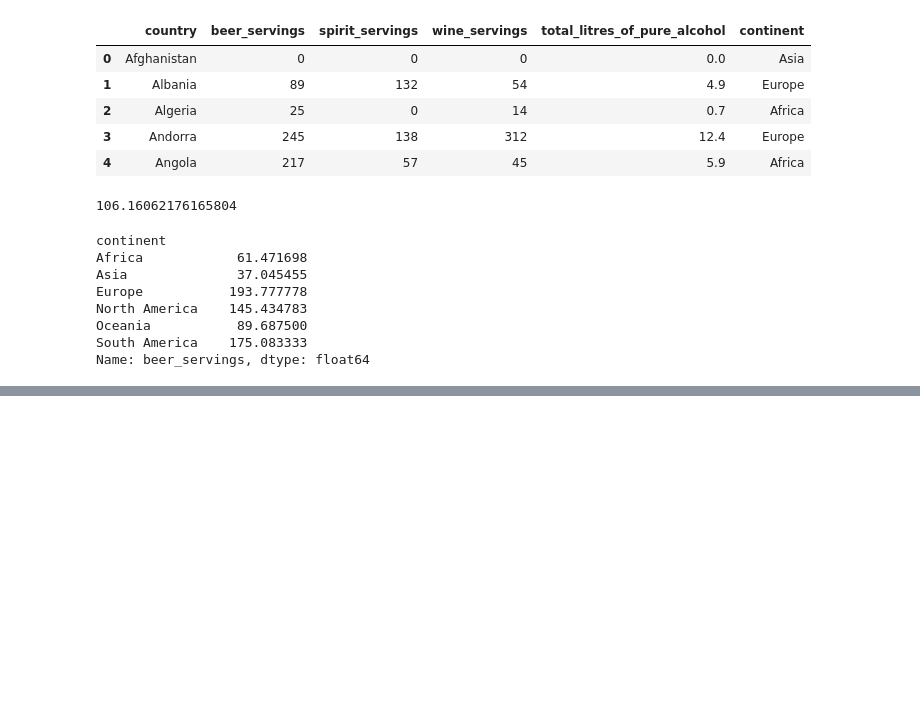
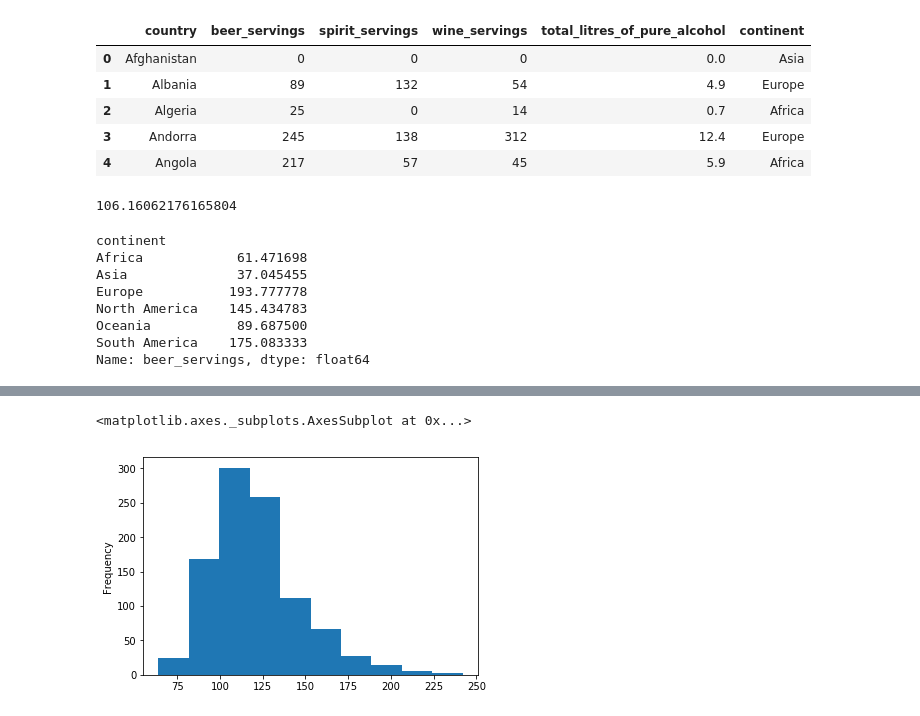
Before and after one commit to Karn-Tiwari-3003/Data-Analytics, a Jupyter notebook: DA Week 1( Data Science 2).ipynb, the cells around one changed output, grey strips where cells are left out. Drawn from its saved outputs; the diff is of its cells as text; code cells hidden in the pictures; blank space fills up the shorter version.

```diff
--- a/DA Week 1( Data Science 2).ipynb
+++ b/DA Week 1( Data Science 2).ipynb
@@ -28,0 +64,2 @@ Name: beer_servings, dtype: float64
+# %%
+movies = pd.read_csv('http://bit.ly/imdbratings')
@@ -28,0 +297,5 @@ Name: beer_servings, dtype: float64
+# %%
+movies.duration.plot(kind = 'hist')
+# %% [output]
+<matplotlib.axes._subplots.AxesSubplot at 0x...>
+[figure, added]
```
Also changed, not shown: parts of 142 cells of this notebook, 4 other files.
